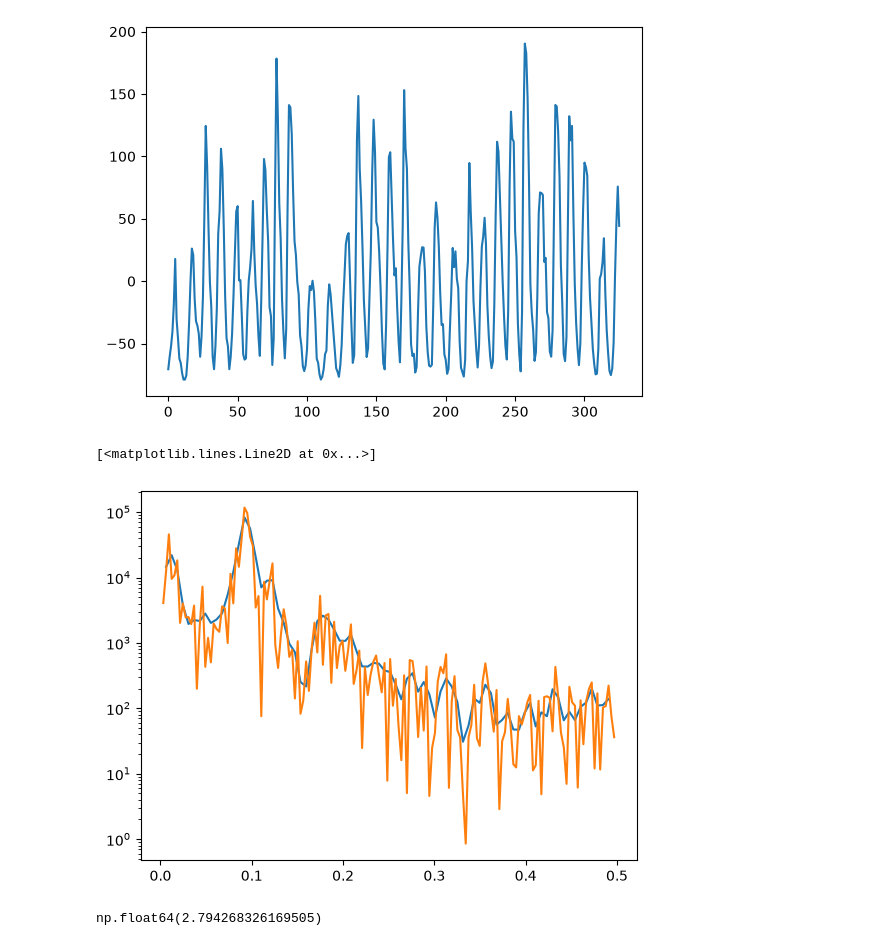
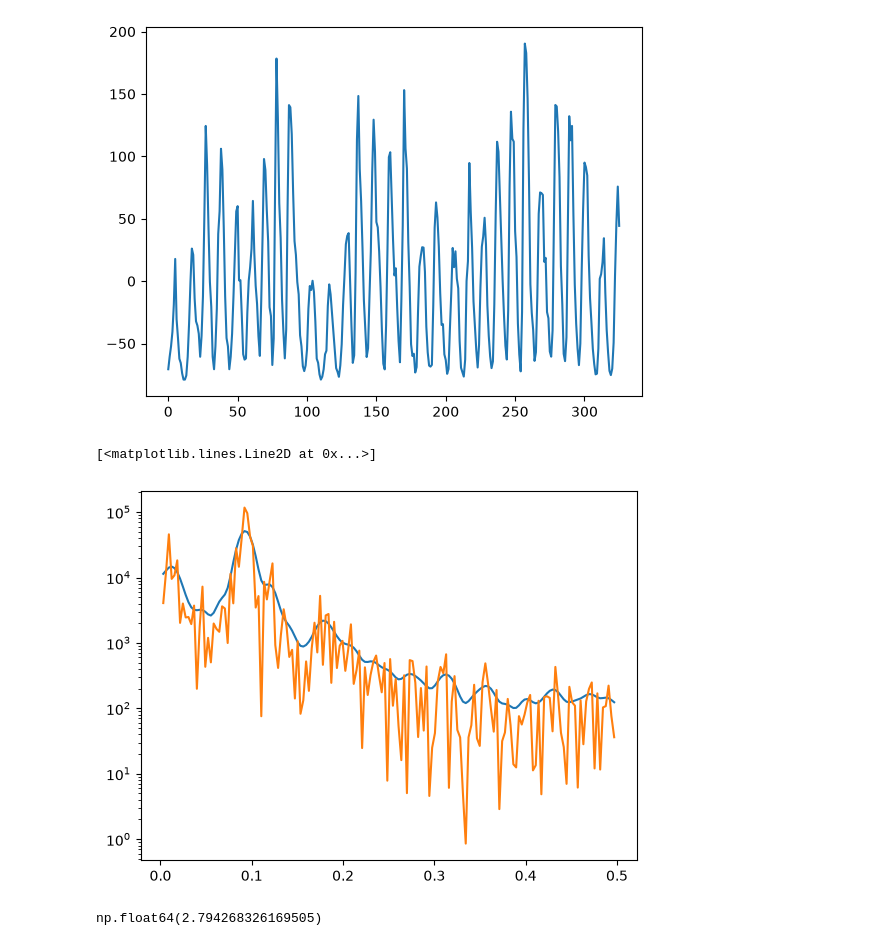
Before and after one commit to marcus-dyson/PSDebias, a Jupyter notebook: notebooks/demo.ipynb, the cells around one changed output. Drawn from its saved outputs; the diff is of its cells as text; code cells hidden in the pictures.

```diff
--- a/notebooks/demo.ipynb
+++ b/notebooks/demo.ipynb
@@ -119,15 +122,15 @@ p = 0.5
 L = int(N // (M * (1-p) + p))
 step = int((1-p) * L)
 # %%
-est = welch(x,segment_length=L,n_segments=M,step=step,taper=np.hamming(L))
+# est = welch(x,segment_length=L,n_segments=M,step=step,taper=np.hamming(L))
 # est = multitaper(x,nw=5)
-# est = lag_window(x,window='bartlett',lag=len(x)//6)
+est = lag_window(x,window='bartlett',lag=len(x)//6)
 per = periodogram(x)
 plt.semilogy(est.freqs, est.psd)
 plt.semilogy(per.freqs, per.psd)
 # %% [output]
 [<matplotlib.lines.Line2D at 0x...>]
-[figure, old version]
+[figure, new version]
 # %%
 # --- the full PSDebias workflow in one call ---------------------------------
 fit = fit_psd(
```
Also changed, not shown: parts of 5 cells of this notebook, 22 other files.
